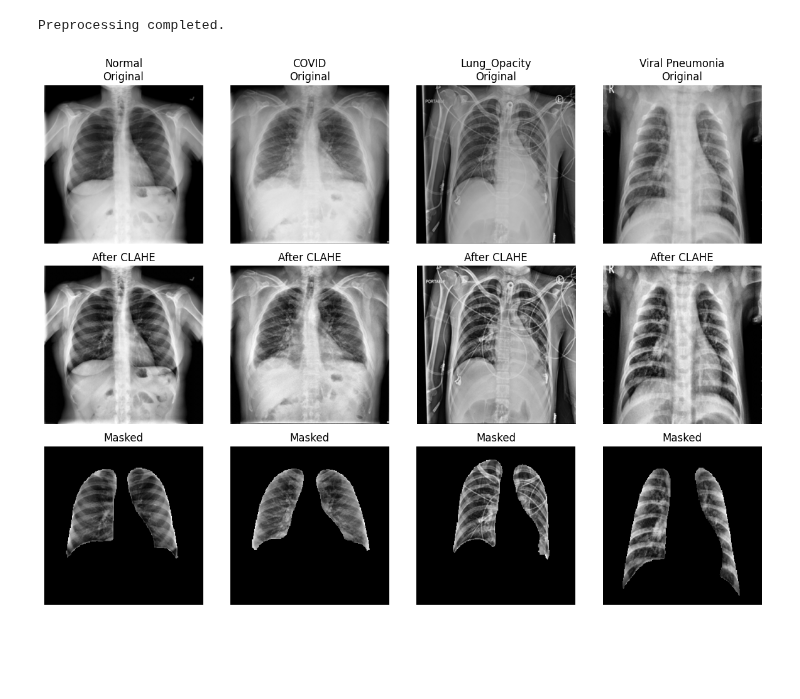
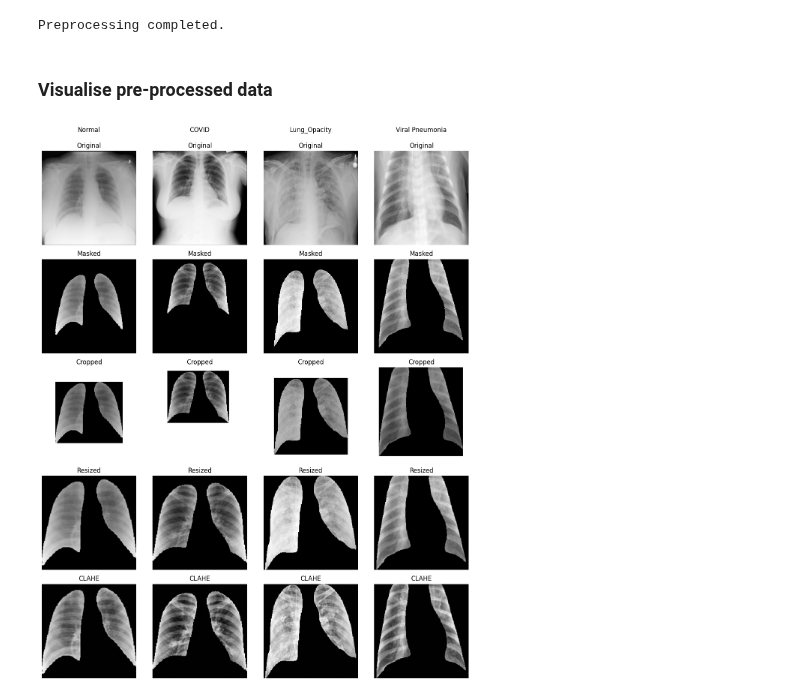
Before and after one commit to edoduc/Analysis-of-COVID-19-Chest-X-rays, a Jupyter notebook: notebooks/data_pre-processing.ipynb, the cells around one changed output. Drawn from its saved outputs; the diff is of its cells as text; code cells hidden in the pictures; blank space fills up the shorter version.

```diff
--- a/notebooks/data_pre-processing.ipynb
+++ b/notebooks/data_pre-processing.ipynb
@@ -12,7 +12,8 @@ SEED = 42
 # %% [markdown]
 ### Paths
 # %%
-RAW_DATA_DIR = "../data/raw/COVID-19_Radiography_Dataset"
+RAW_DATA_DIR = "../data/raw"
+# RAW_DATA_DIR = "../data/raw/COVID-19_Radiography_Dataset"
 PADDED_DATA_DIR = "../data/padded"
 
 CLASSES = [
@@ -202,35 +362,52 @@ for cls in CLASSES:
 print("Preprocessing completed.")
 # %% [output]
 Preprocessing completed.
+# %% [markdown]
+### Visualise pre-processed data
 # %%
 def show_preprocessed_examples():
-    fig, axs = plt.subplots(3, 4, figsize=(12, 9))
+    fig, axs = plt.subplots(5, 4, figsize=(12, 15))
     for i, cls in enumerate(CLASSES):
         image_dir = os.path.join(RAW_DATA_DIR, cls, "images")
         mask_dir = os.path.join(RAW_DATA_DIR, cls, "masks")
-        #random.seed(SEED)
+        random.seed(SEED)
         image_name = random.choice(os.listdir(image_dir))
         image_path = os.path.join(image_dir, image_name)
         mask_path = os.path.join(mask_dir, image_name)
+        # LOAD
         image = load_image(image_path)
-        clahe_image = apply_clahe(image)
         mask = load_mask(mask_path)
-        masked_image = apply_lung_mask(clahe_image, mask)
+        # MASK
+        masked_image = apply_lung_mask(image, mask)
+        # CROPPING
+        cropped_image = crop_black_borders(masked_image)
+        cropped_image_white = crop_white_borders(masked_image)
+        # PADDING
+        padded_image = add_padding(cropped_image)
+        # RESIZING
+        resized_image = resize_image(padded_image, size=299)
+        # CLAHE
+        clahe_image = apply_clahe(resized_image)
+
 
         axs[0, i].imshow(image, cmap="gray")
-        axs[0, i].set_title(f"{cls}\nOriginal")
-        axs[1, i].imshow(clahe_image, cmap="gray")
-        axs[1, i].set_title("After CLAHE")
-        axs[2, i].imshow(masked_image, cmap="gray")
-        axs[2, i].set_title("Masked")
+        axs[0, i].set_title(f"{cls}\n\nOriginal")
+        axs[1, i].imshow(masked_image, cmap="gray")
+        axs[1, i].set_title("Masked")
+        axs[2, i].imshow(cropped_image_white, cmap="gray")
+        axs[2, i].set_title("Cropped")
+        axs[3, i].imshow(resized_image, cmap="gray")
+        axs[3, i].set_title("Resized")
+        axs[4, i].imshow(clahe_image, cmap="gray")
+        axs[4, i].set_title("CLAHE")
 
     for ax in axs.flat:
         ax.axis("off")
 
     plt.tight_layout()
     plt.show()
 
 
 show_preprocessed_examples()
 # %% [output]
-[figure, old version]
+[figure, new version]
```
Also changed, not shown: parts of 10 cells of this notebook, 32 other files.
